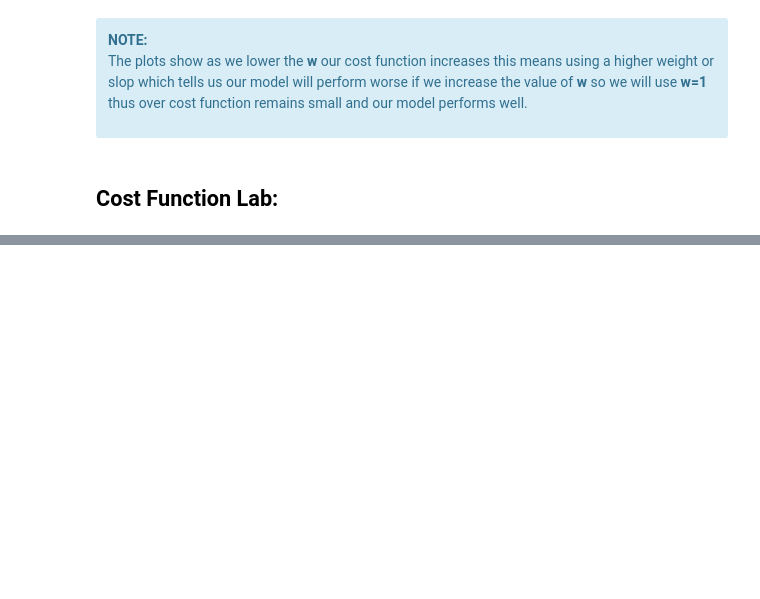
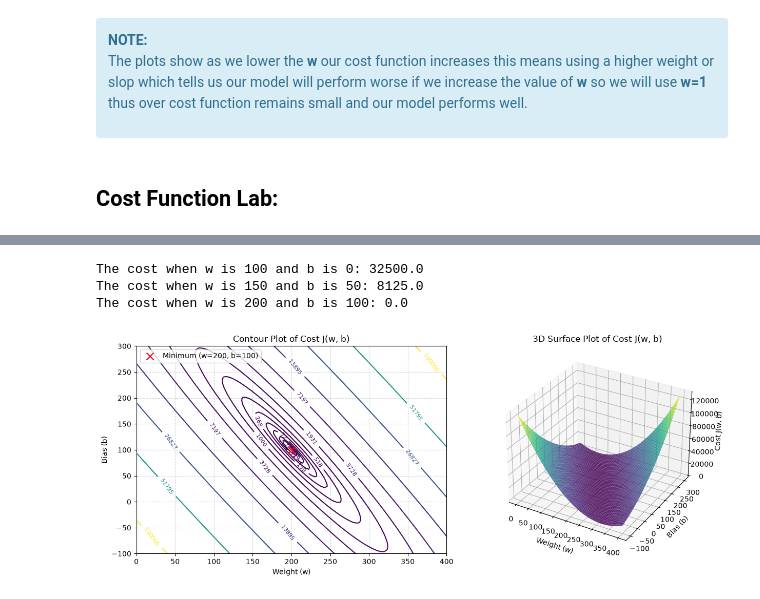
Before and after one commit to muhammad-saad-2006/ai-foundation-portfolio, a Jupyter notebook: 02-ml-specialization-course-1/Week 1/regression-model.ipynb, the cells around one changed output, grey strips where cells are left out. Saved outputs shown, nothing was run; the diff lists cells and outputs as text; code cells hidden in the pictures; blank space fills up the shorter version.

Commit message:
ML Specialization Course 1: Attempted the lab to understand the Cost funtion

```diff
--- a/02-ml-specialization-course-1/Week 1/regression-model.ipynb
+++ b/02-ml-specialization-course-1/Week 1/regression-model.ipynb
@@ -319,0 +341,77 @@ In simple words:
+# %%
+x_train = np.array([1.0, 2.0])           #(size in 1000 square feet)
+y_train = np.array([300.0, 500.0])           #(price in 1000s of dollars)
+# %%
+# writing function to calculate cost
+def compute_cost(x, y, w, b):
+    m = x.shape[0]
+    cost_sum = 0
+
+    for i in range(m):
+        f_wb = w*x[i] + b
+        cost = (f_wb - y[i])**2
+        cost_sum = cost_sum + cost
+
+    total_cost = (1/(2*m)) * cost_sum
+    return total_cost
+# %%
+# let us use different values of w and b to see where the cost is minimum
+# we are using 3 different values for
+w1 = 100
+b1 = 0
+
+w2 = 150
+b2 = 50
+
+w3 = 200
+b3 = 100
+
+print(f"The cost when w is {w1} and b is {b1}:", compute_cost(x_train, y_train, w1, b1))
+print(f"The cost when w is {w2} and b is {b2}:", compute_cost(x_train, y_train, w2, b2))
+print(f"The cost when w is {w3} and b is {b3}:", compute_cost(x_train, y_train, w3, b3))
+
+# the result shows by increasing weight and bias we are reaching to minimum cost
+# %% [output]
+The cost when w is 100 and b is 0: 32500.0
+The cost when w is 150 and b is 50: 8125.0
+The cost when w is 200 and b is 100: 0.0
+# %%
+w_vals = np.linspace(0, 400, 100)
+b_vals = np.linspace(-100, 300, 100)
+W, B = np.meshgrid(w_vals, b_vals)
+
+# 2. Compute J(w, b) for every pair on the grid using your function
+J = np.zeros_like(W)
+for i in range(W.shape[0]):
+    for j in range(W.shape[1]):
+        J[i, j] = compute_cost(x_train, y_train, W[i, j], B[i, j])
+
+# 3. Create side-by-side plots (2D Contour + 3D Surface)
+fig = plt.figure(figsize=(13, 5))
+
+# --- Left Plot: 2D Contour Plot ---
+ax1 = fig.add_subplot(1, 2, 1)
+levels = np.logspace(1, 5, 15)
+contours = ax1.contour(W, B, J, levels=levels, cmap='viridis')
+ax1.clabel(contours, inline=True, fontsize=8, fmt='%1.0f')
+ax1.scatter(200, 100, color='red', marker='x', s=100, zorder=5, label='Minimum (w=200, b=100)')
+
+ax1.set_title("Contour Plot of Cost J(w, b)")
+ax1.set_xlabel("Weight (w)")
+ax1.set_ylabel("Bias (b)")
+ax1.legend()
+ax1.grid(True, linestyle='--', alpha=0.5)
+
+# --- Right Plot: 3D "Soup Bowl" Surface Plot ---
+ax2 = fig.add_subplot(1, 2, 2, projection='3d')
+surf = ax2.plot_surface(W, B, J, cmap='viridis', alpha=0.85, edgecolor='none')
+
+ax2.set_title("3D Surface Plot of Cost J(w, b)")
+ax2.set_xlabel("Weight (w)")
+ax2.set_ylabel("Bias (b)")
+ax2.set_zlabel("Cost J(w, b)")
+
+plt.tight_layout()
+plt.show()
+# %% [output]
+[figure, added]
```
Also changed, not shown: parts of 3 cells of this notebook, 2 other files.
